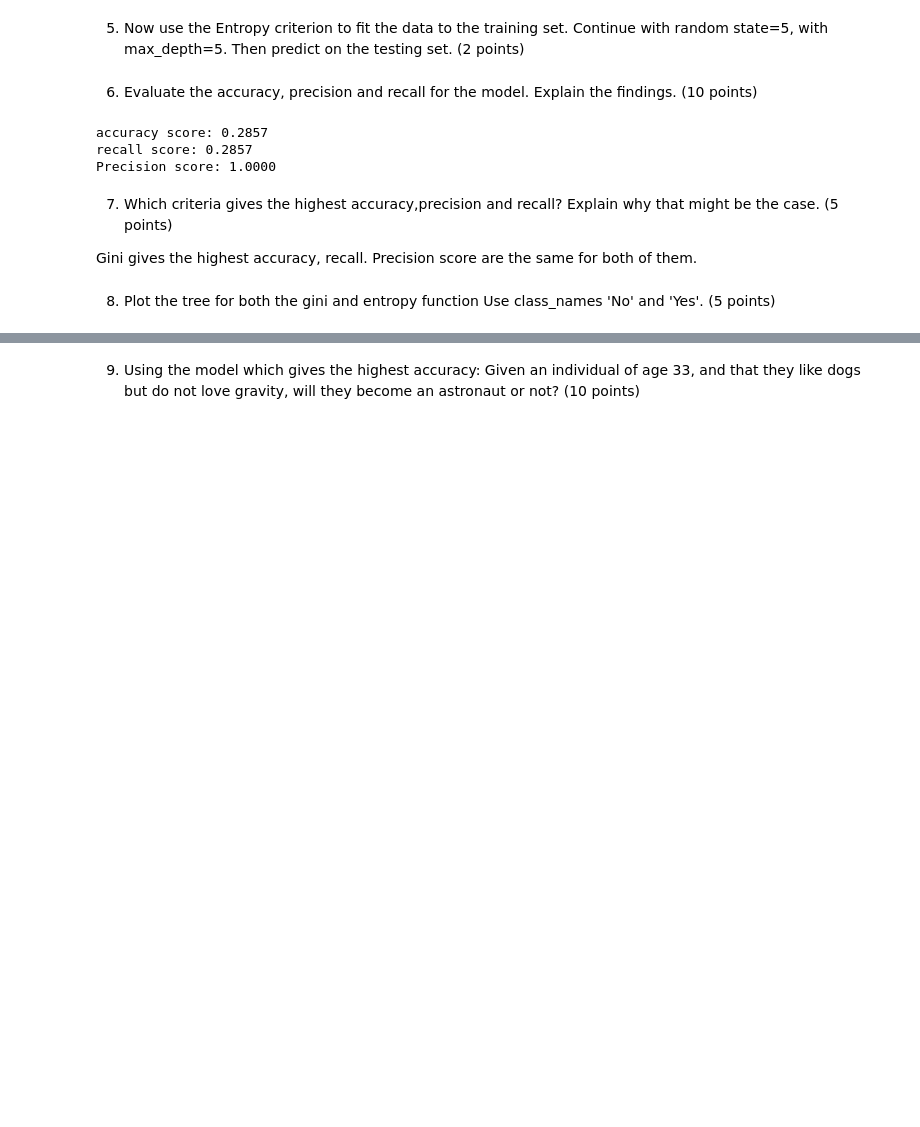
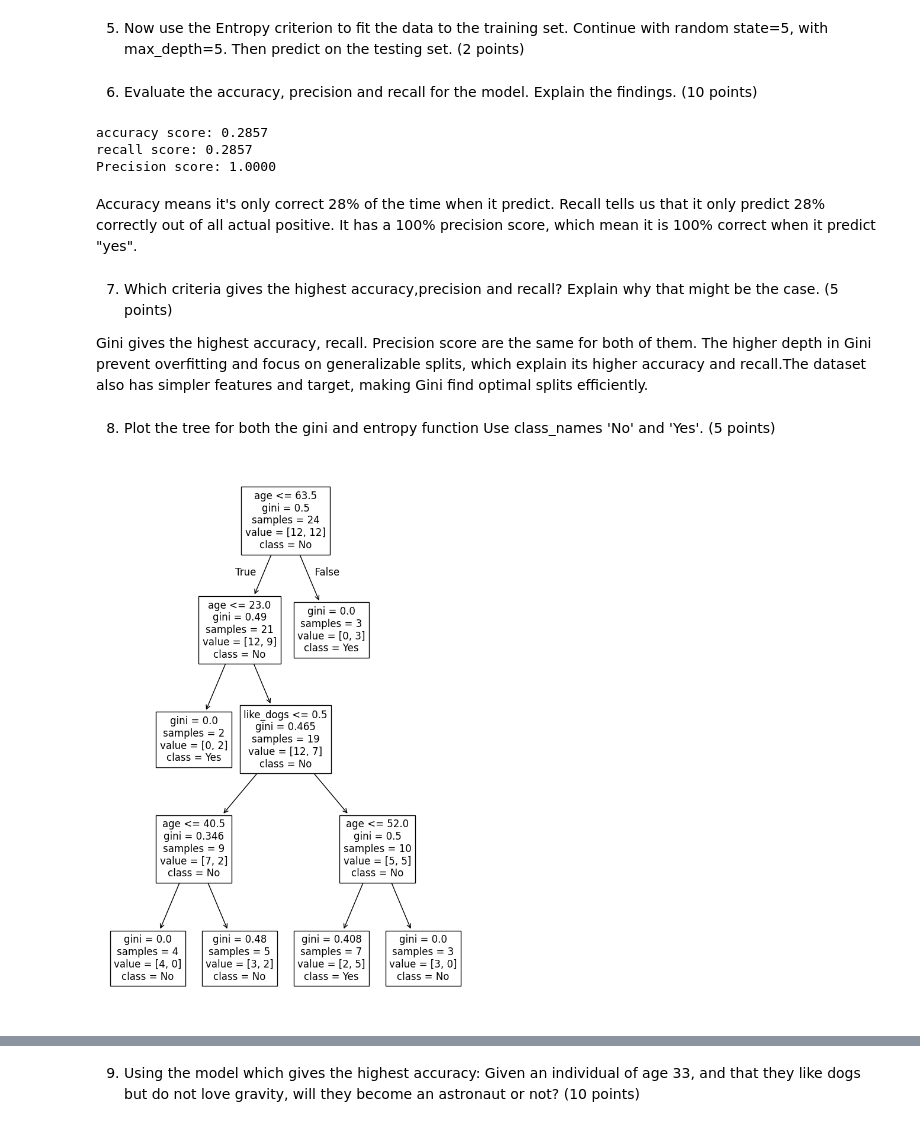
Before and after one commit to gordonnguyen/data-science-1, a Jupyter notebook: lab_3/lab3.ipynb, the cells around one changed output, grey strips where cells are left out. Cells and saved outputs as stored; diff of their text form; code cells hidden in the pictures; blank space fills up the shorter version.

```diff
--- a/lab_3/lab3.ipynb
+++ b/lab_3/lab3.ipynb
@@ -31,8 +31,7 @@ Is there null values:  False
 # %%
 from sklearn.model_selection import train_test_split
 
-X = df.drop('going_to_be_an_astronaut', axis=1)
+X = df.drop('going_to_be_an_astronaut', axis=1).values
 y = df['going_to_be_an_astronaut']
-print(X, y)
 
 X_train, X_test, y_train, y_test = train_test_split(X,y, test_size=0.2, random_state=5)
@@ -95,9 +80,19 @@ print('Precision score: {0:0.4f}'.format(precision_score(y_test, y_pred_entropy)
 accuracy score: 0.2857
 recall score: 0.2857
 Precision score: 1.0000
+# %% [markdown]
+Accuracy means it's only correct 28% of the time when it predict.
+Recall tells us that it only predict 28% correctly out of all actual positive.
+It has a 100% precision score, which mean it is 100% correct when it predict "yes".
 # %% [markdown]
 7. Which criteria gives the highest accuracy,precision and recall? Explain why that might be the case. (5 points)
 
-Gini gives the highest accuracy, recall. Precision score are the same for both of them.
+Gini gives the highest accuracy, recall. Precision score are the same for both of them. The higher depth in Gini prevent overfitting and focus on generalizable splits, which explain its higher accuracy and recall.The dataset also has simpler features and target, making Gini find optimal splits efficiently.
 # %% [markdown]
  8. Plot the tree for both the gini and entropy function Use class_names 'No' and 'Yes'. (5 points)
+# %%
+plt.figure(figsize=(8,12))
+tree.plot_tree(clf_gini, feature_names=['age', 'like_dogs', 'likes_gravity'], class_names=['No', 'Yes'])
+plt.show()
+# %% [output]
+[figure, added]
```
Also changed, not shown: parts of 9 cells of this notebook, 1 other file.
